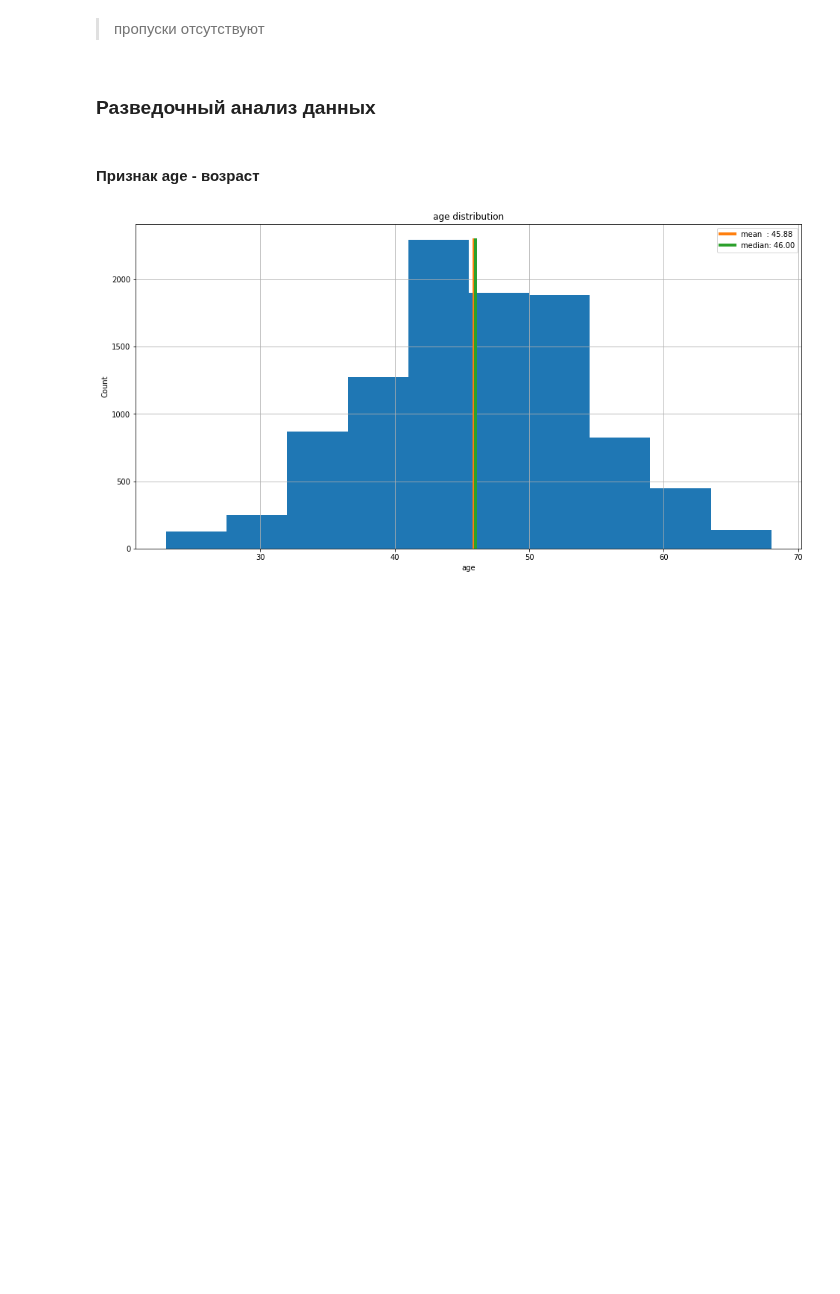
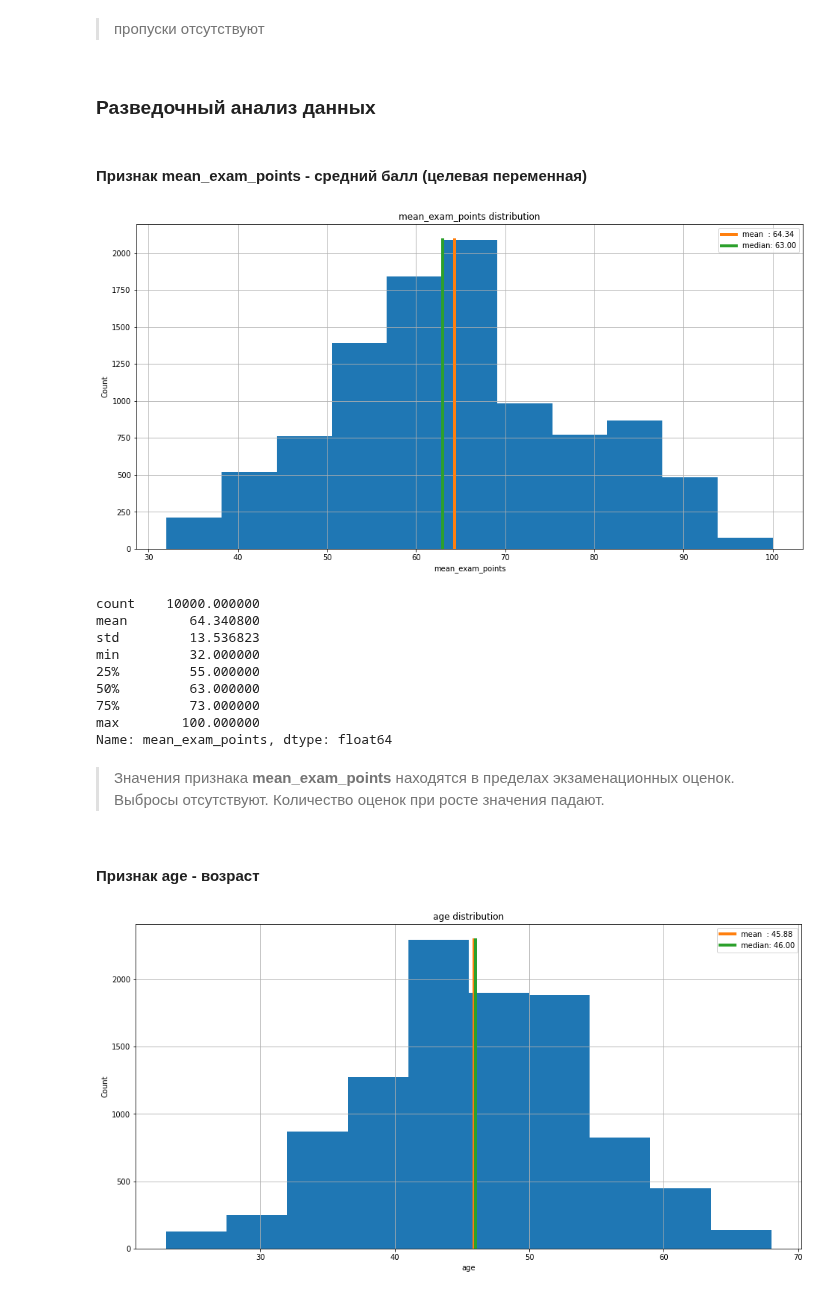
Before and after one commit to alex-chin/gb_data_analysis, a Jupyter notebook: project/math_exam.ipynb, the cells around one changed output. Cells and saved outputs as stored; diff of their text form; code cells hidden in the pictures; blank space fills up the shorter version.

Commit message:
prj: first model

```diff
--- a/project/math_exam.ipynb
+++ b/project/math_exam.ipynb
@@ -60,9 +60,15 @@ import seaborn as sns
 import pandas as pd
 import numpy as np
 import matplotlib.pyplot as plt
+# %%
+TRAIN_DATASET_PATH = 'data/train.csv'
+TEST_DATASET_PATH = 'data/test.csv'
+TARGET_NAME = 'mean_exam_points'
+NUM_FEATURE_NAMES = ['age', 'years_of_experience', 'lesson_price', 'qualification', 'physics', 'chemistry', 'biology',
+                     'english', 'geography', 'history']
 # %%
-train = pd.read_csv("data/train.csv")
-test = pd.read_csv("data/test.csv")
+train = pd.read_csv(TRAIN_DATASET_PATH)
+test = pd.read_csv(TEST_DATASET_PATH)
 # %%
 train.head()
 # %% [output]
@@ -177,6 +183,24 @@ def first_look(Series1, max_count=0, bins=10, quan=0.999, is_correct_outlier=Fal
     plt.show()
     if is_show_stat:
         print(Series.describe())
+# %% [markdown]
+#### Признак **mean_exam_points** - средний балл (целевая переменная)
+# %%
+first_look(train.mean_exam_points, bins=11, is_show_stat=True)
+# %% [output]
+[figure, added]
+count    10000.000000
+mean        64.340800
+std         13.536823
+min         32.000000
+25%         55.000000
+50%         63.000000
+75%         73.000000
+max        100.000000
+Name: mean_exam_points, dtype: float64
+# %% [markdown]
+> Значения признака **mean_exam_points** находятся в пределах экзаменационных оценок. Выбросы отсутствуют.
+> Количество оценок при росте значения падают.
 # %% [markdown]
 #### Признак age - возраст
 # %%
```
Also changed, not shown: parts of 40 cells of this notebook.
